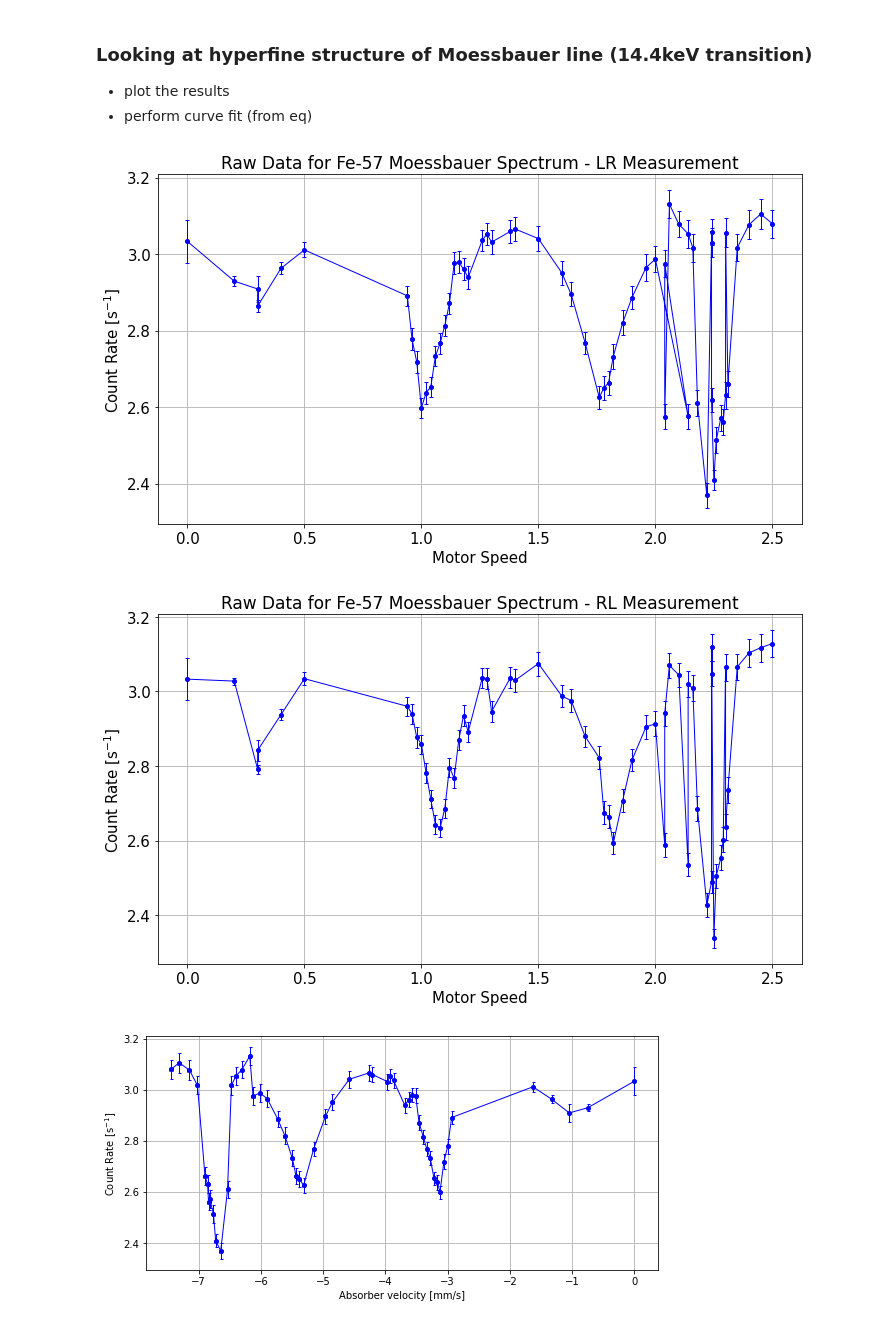
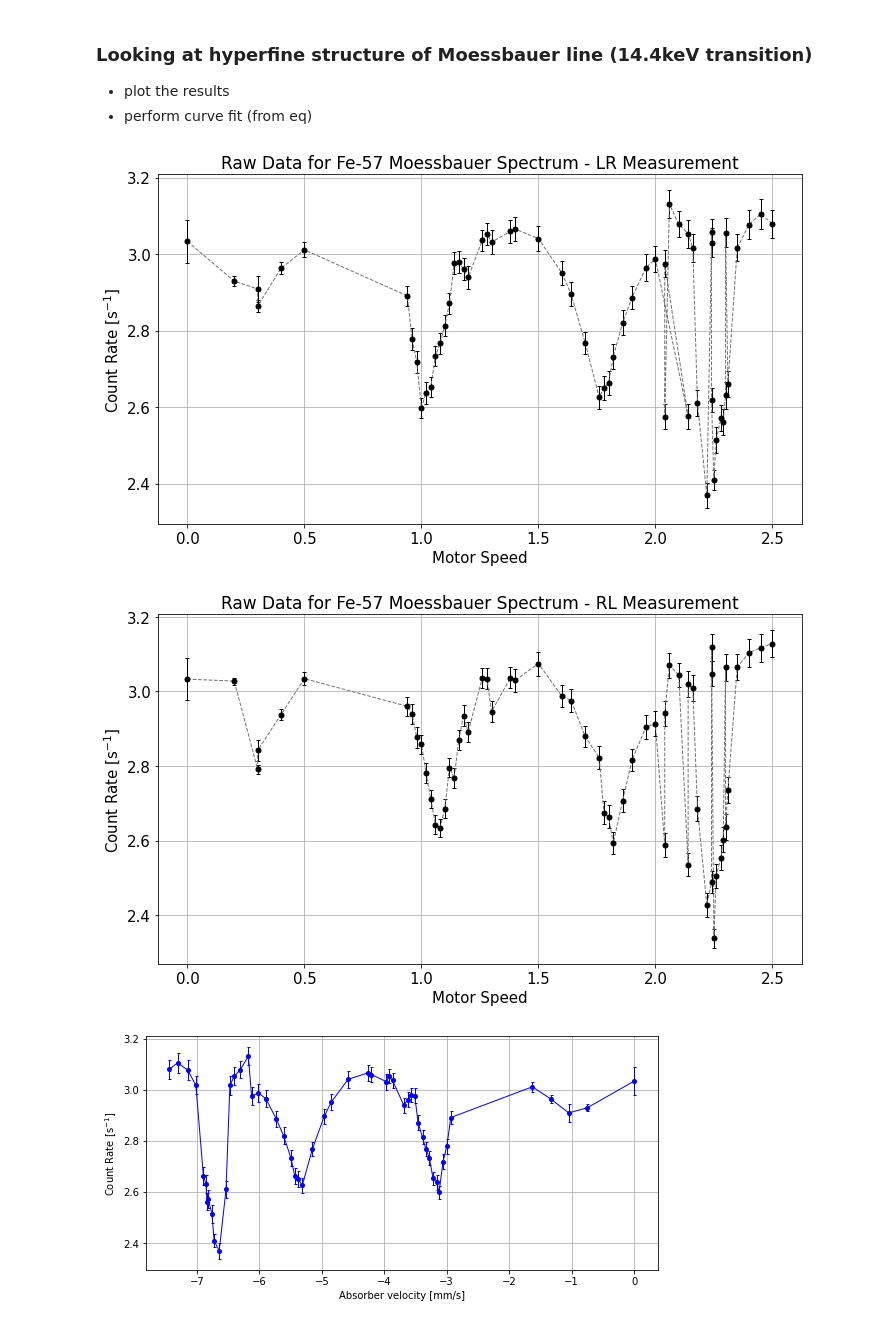
Before and after one commit to tesla1900/advanced-lab-course, a Jupyter notebook: moessbauer/moess_analysis.ipynb, the cells around one changed output. Drawn from its saved outputs; the diff is of its cells as text; code cells hidden in the pictures.

```diff
--- a/moessbauer/moess_analysis.ipynb
+++ b/moessbauer/moess_analysis.ipynb
@@ -67,33 +67,34 @@ L_err = 0.1e-3  # m
 # %%
 # plot our results (to check)
 moess_raw_datas = [moess_lr_data, moess_rl_data]
 labels = ["LR", "RL"]
 
 
 for i, moess_raw_data in enumerate(moess_raw_datas):
 
     # rewrite things in variable form so that its more clear
     vel, motor_speed, counts, time, nturns, count_rate = (moess_raw_data[:,i] for i in range(6))
 
     # perform error analysis here
     # error for count rate N / T
     count_rate_err = count_rate * np.sqrt( (np.sqrt(counts) / counts)**2. + (time_err / time)**2.)
 
 
     fig, ax = plt.subplots(figsize=(10,6), tight_layout=True)
-    ax.errorbar(motor_speed, count_rate, yerr=count_rate_err, marker="o", ls="-", lw=1.0, ms=4.0, color="b", capsize=2.0)
+    ax.errorbar(motor_speed, count_rate, yerr=count_rate_err, marker="o", ls="--", lw=1.0,
+                ms=5.0, color="#737377", ecolor="k", mfc="k", mec="k", capsize=2.0)
     ax.set_xlabel("Motor Speed", fontsize=15)
     ax.set_ylabel("Count Rate [s$^{{-1}}]$", fontsize=15)
     ax.set_title("Raw Data for Fe-57 Moessbauer Spectrum - {0} Measurement".format(labels[i]), fontsize=17)
 
     ax.tick_params(axis='both', which='major', labelsize=15)
     ax.tick_params(axis='both', which='minor', labelsize=15)
     ax.grid()
 
     plt.savefig(os.path.join(figure_path, "raw_moess_{0}.png".format(labels[i])), dpi=300)
 # %% [output]
-[figure, old version]
+[figure, new version]
-[figure, old version]
+[figure, new version]
 # %%
 # remove the outliers
 # looking at the numbers from apple, we have to remove:
```
Also changed, not shown: parts of 6 cells of this notebook, 6 other files.
